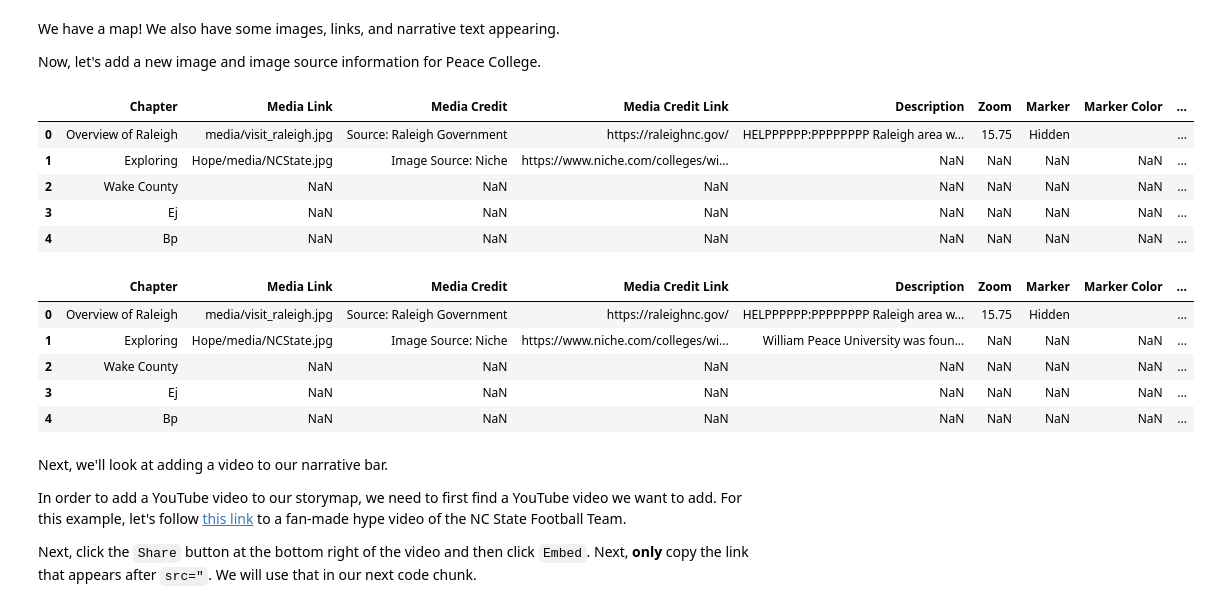
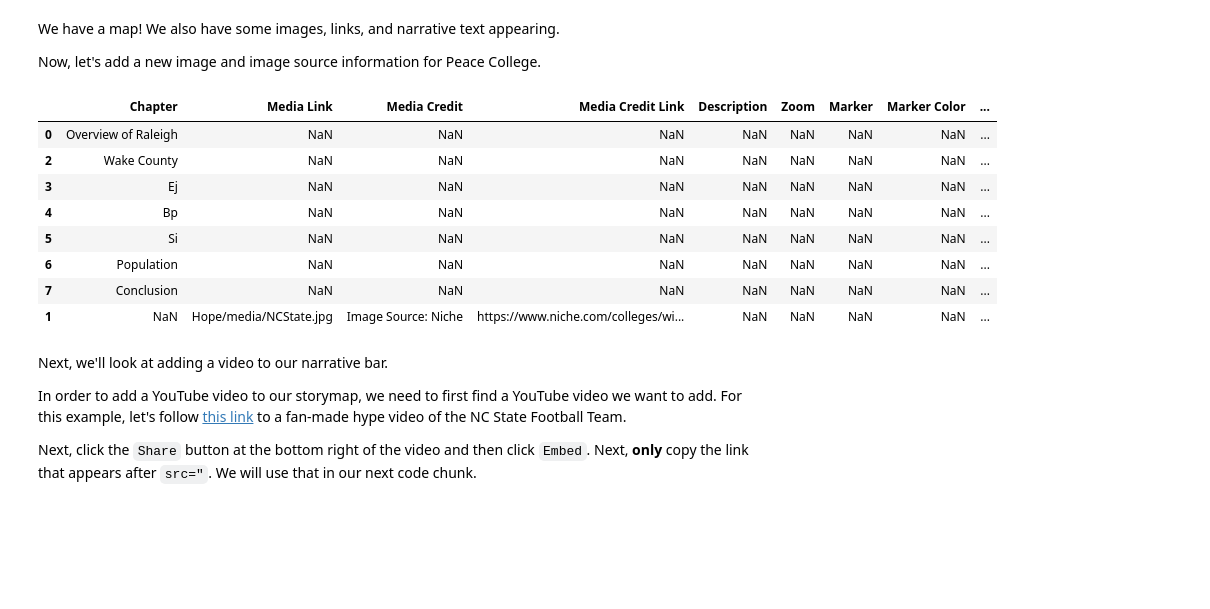
Before and after one commit to cmnottin/Final_Project, a Jupyter notebook: storymap.ipynb, the cells around one changed output. Saved outputs shown, nothing was run; the diff lists cells and outputs as text; code cells hidden in the pictures; blank space fills up the shorter version.

```diff
--- a/storymap.ipynb
+++ b/storymap.ipynb
@@ -505,35 +505,30 @@ We have a map! We also have some images, links, and narrative text appearing.
 Now, let's add a new image and image source information for Peace College.
 # %%
 # Add an image for our Peace College Chapter
-chapter_df.loc[1, "Media Link"] = "Hope/media/NCState.jpg"
+df.loc[1, "Media Link"] = "Hope/media/NCState.jpg"
 
 # add source name
-chapter_df.loc[1, "Media Credit"] = "Image Source: Niche"
+df.loc[1, "Media Credit"] = "Image Source: Niche"
 
-# add the source link
-chapter_df.loc[1, "Media Credit Link"] = "https://www.niche.com/colleges/william-peace-university/"
+df.loc[1, "Media Credit Link"] = "https://www.niche.com/colleges/william-peace-university/"
 # %%
 # Check our work
-chapter_df.head()
+df
 # %% [output]
 |  | Chapter | Media Link | Media Credit | Media Credit Link | Description | Zoom | Marker | Marker Color | ... |
-| 0 | Overview of Raleigh | media/visit_raleigh.jpg | Source: Raleigh Government | https://raleighnc.gov/ | HELPPPPPP:PPPPPPPP Raleigh area w... | 15.75 | Hidden |  | ... |
-| 1 | Exploring | Hope/media/NCState.jpg | Image Source: Niche | https://www.niche.com/colleges/wi... | NaN | NaN | NaN | NaN | ... |
+| 0 | Overview of Raleigh | NaN | NaN | NaN | NaN | NaN | NaN | NaN | ... |
 | 2 | Wake County | NaN | NaN | NaN | NaN | NaN | NaN | NaN | ... |
 | 3 | Ej | NaN | NaN | NaN | NaN | NaN | NaN | NaN | ... |
 | 4 | Bp | NaN | NaN | NaN | NaN | NaN | NaN | NaN | ... |
+| 5 | Si | NaN | NaN | NaN | NaN | NaN | NaN | NaN | ... |
+| 6 | Population | NaN | NaN | NaN | NaN | NaN | NaN | NaN | ... |
+| 7 | Conclusion | NaN | NaN | NaN | NaN | NaN | NaN | NaN | ... |
+| 1 | NaN | Hope/media/NCState.jpg | Image Source: Niche | https://www.niche.com/colleges/wi... | NaN | NaN | NaN | NaN | ... |
 # %%
 # Add to the Description of Peace College including when it was founded and an interesting fact about it
 
-chapter_df.loc[1, "Description"] = "William Peace University was founded in 1857. It's motto is \
-    <em>Esse quam videri</em> - \"To be, rather than to seem\"."
+# chapter_df.loc[1, "Description"] = "William Peace University was founded in 1857. It's motto is \
+#     <em>Esse quam videri</em> - \"To be, rather than to seem\"."
 
-chapter_df.head()
+# chapter_df
-# %% [output]
-|  | Chapter | Media Link | Media Credit | Media Credit Link | Description | Zoom | Marker | Marker Color | ... |
-| 0 | Overview of Raleigh | media/visit_raleigh.jpg | Source: Raleigh Government | https://raleighnc.gov/ | HELPPPPPP:PPPPPPPP Raleigh area w... | 15.75 | Hidden |  | ... |
-| 1 | Exploring | Hope/media/NCState.jpg | Image Source: Niche | https://www.niche.com/colleges/wi... | William Peace University was foun... | NaN | NaN | NaN | ... |
-| 2 | Wake County | NaN | NaN | NaN | NaN | NaN | NaN | NaN | ... |
-| 3 | Ej | NaN | NaN | NaN | NaN | NaN | NaN | NaN | ... |
-| 4 | Bp | NaN | NaN | NaN | NaN | NaN | NaN | NaN | ... |
 # %%
```
Also changed, not shown: parts of 9 cells of this notebook, 2 other files.
